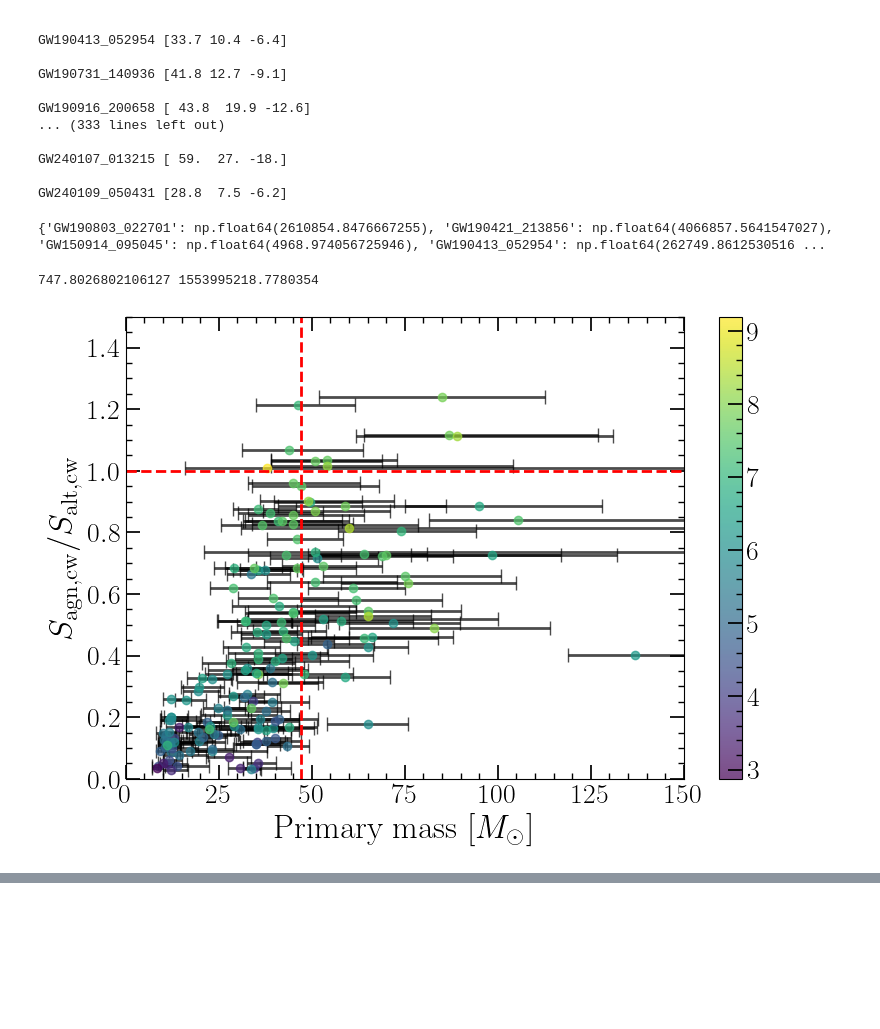
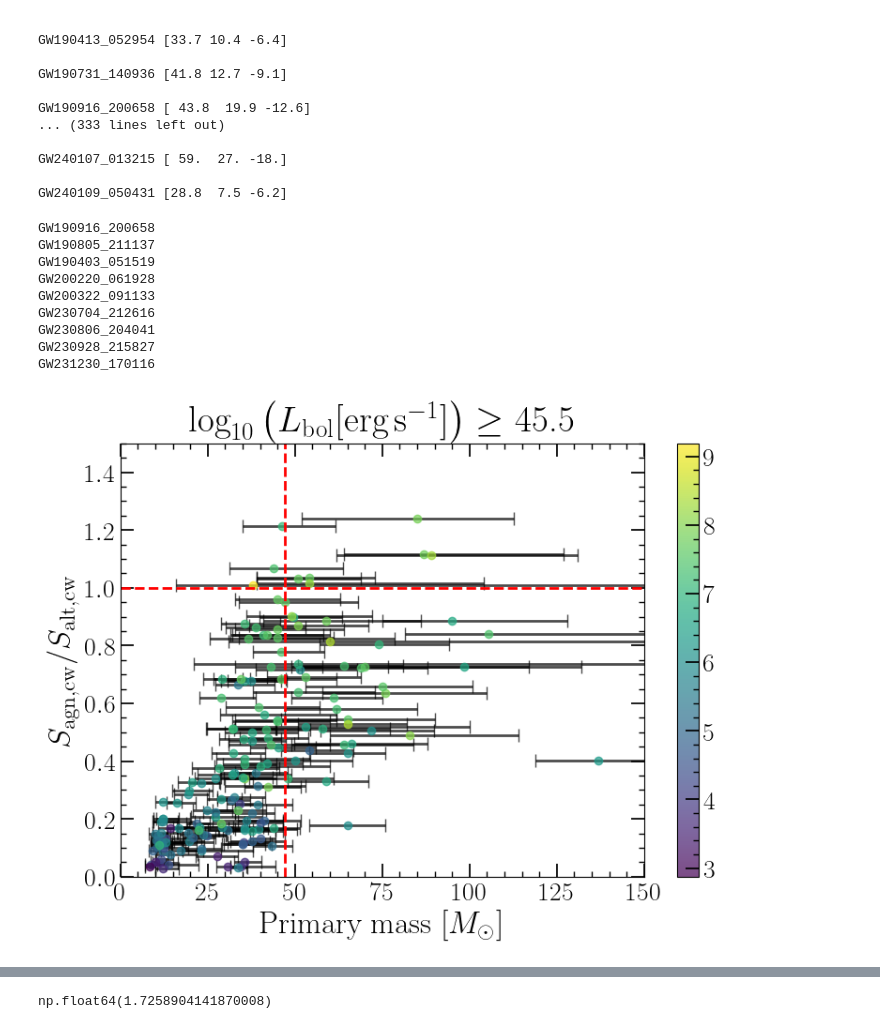
Before and after one commit to LucasPouw/darksirenpop, a Jupyter notebook: p26_posterior_analyzer.ipynb, the cells around one changed output, grey strips where cells are left out. Drawn from its saved outputs; the diff is of its cells as text; code cells hidden in the pictures; blank space fills up the shorter version.

```diff
--- a/p26_posterior_analyzer.ipynb
+++ b/p26_posterior_analyzer.ipynb
@@ -18,6 +18,4 @@ make_nice_plots()
 # plt.plot(xx, 2 * xx, color='orangered', linewidth=3)
 # plt.plot(xx, 1 * xx, color='crimson', linewidth=3)
 # plt.show()
-
-COLORS = ['orangered', 'navy', 'teal', 'goldenrod', 'indigo', 'crimson']
 # %%
@@ -128,5 +144,5 @@ plt.show()
 # %%
-p26_posteriors, posteriors_shape = load_posteriors('./p26_likelihood_posteriors.npy')
+p26_posteriors, posteriors_shape = load_posteriors('/home/lucas/Documents/PhD/darksirenpop/p26_likelihood_posteriors_realdata_False_lumthresh_45.5_perfectz_False_galplanemask_True_addAGN_100000.npy')
 datasets_list = [p26_posteriors]
 # LABELS = [0]
 FAGN_TRUE = 0.5
@@ -260,13 +287,3 @@ for gwkey in gw_keys:
-# %%
-v90_dict = {}
-v90_list = []
-for key in gw_keys:
-    d = np.genfromtxt(f'/home/lucas/Documents/PhD/gw_data/skymap_stats/{key}.dat')
-    v90_list.append(d[1][-2])
-    v90_dict[key] = d[1][-2]
-print(v90_dict)
-# %% [output]
-{'GW190803_022701': np.float64(2610854.8476667255), 'GW190421_213856': np.float64(4066857.5641547027), 'GW150914_095045': np.float64(4968.974056725946), 'GW190413_052954': np.float64(262749.8612530516 ...
 # %%
 thresh = '45.5'
 perfz = False
@@ -275,44 +292,90 @@ s_agn_cw_dict = np.load(f'/home/lucas/Documents/PhD/s_agn_cw_dict_lumthresh_{thr
 s_alt_cw_dict = np.load(f'/home/lucas/Documents/PhD/s_alt_cw_dict_lumthresh_{thresh}_perfectz_{perfz}.npy', allow_pickle=True).item()
 s_alt_dict = np.load(f'/home/lucas/Documents/PhD/s_alt_dict_lumthresh_{thresh}_perfectz_{perfz}.npy', allow_pickle=True).item()
 
+v90_dict = {}
+v90_list = []
+for key in gw_keys:
+    d = np.genfromtxt(f'/home/lucas/Documents/PhD/gw_data/skymap_stats/{key}.dat')
+    v90_list.append(d[1][-2])
+    v90_dict[key] = d[1][-2]
+
 minmass = min(mass_list)
 maxmass = max(mass_list)
 v90min = min(v90_list)
 v90max = max(v90_list)
-print(v90min, v90max)
+
+ratio_list = []
+for i, key in enumerate(s_agn_cw_dict.keys()):
+    ratio = s_agn_cw_dict[key] / s_alt_cw_dict[key]
+    ratio_list.append(ratio)
+    if ratio > 1:
+        print(key)
+ratiomin = min(ratio_list)
+ratiomax = max(ratio_list)
+
 
 plt.figure(figsize=(9,6))
 for i, key in enumerate(s_agn_cw_dict.keys()):
     if key == 'GW200105_162426':
         continue
     plt.scatter(mass_dict[key][0], s_agn_cw_dict[key] / s_alt_cw_dict[key], c=np.log10(v90_dict[key]), alpha=0.7, vmin=np.log10(v90min), vmax=np.log10(v90max))
     plt.errorbar(mass_dict[key][0],
                  s_agn_cw_dict[key] / s_alt_cw_dict[key],
                  xerr=np.array([ [abs(mass_dict[key][2])], [mass_dict[key][1]]] ),
                  color='black',
                  zorder=-1,
                  elinewidth=2,
                  capsize=5,
                  alpha=0.7)
 plt.hlines(1, 0, 250, linestyles='dashed', color='red', linewidth=2)
 plt.vlines(47, 0, 1.5, linestyles='dashed', color='red', linewidth=2)
 plt.colorbar()
 plt.xlim(0, 150)
 plt.ylim(0, 1.5)
 plt.xlabel(r'Primary mass [$M_{\odot}$]')
 plt.ylabel(r'$S_{\rm agn, cw} / S_{\rm alt, cw}$')
+plt.title(r'$\log_{10} \left( L_{\rm bol} [\mathrm{erg \, s^ {-1}}] \right) \geq$' + f' {thresh}')
 plt.show()
 
 plt.figure(figsize=(9,6))
 for i, key in enumerate(s_agn_cw_dict.keys()):
     if key == 'GW200105_162426':
         continue
     plt.scatter(v90_dict[key], s_agn_cw_dict[key] / s_alt_cw_dict[key], c=mass_dict[key][0], alpha=0.7, vmin=minmass, vmax=maxmass)
-plt.semilogx()
+plt.loglog()
 plt.xlabel(r'$V_{90}$')
 plt.ylabel(r'$S_{\rm agn, cw} / S_{\rm alt, cw}$')
 plt.colorbar()
+plt.title(r'$\log_{10} \left( L_{\rm bol} [\mathrm{erg \, s^ {-1}}] \right) \geq$' + f' {thresh}')
 plt.show()
+
+plt.figure(figsize=(9,6))
+for i, key in enumerate(s_agn_cw_dict.keys()):
+    if key == 'GW200105_162426':
+        continue
+    ratio = s_agn_cw_dict[key] / s_alt_cw_dict[key]
+    if ratio > 1:
+        marker = '*'
+        s = 100
+    else:
+        marker = 'o'
+        s = 50
+    plt.scatter(mass_dict[key][0], v90_dict[key], c=ratio, alpha=0.7, vmin=ratiomin, vmax=ratiomax, marker=marker, s=s)
+plt.vlines(47, 1e2, 1e10, linestyles='dashed', color='red', linewidth=2)
+plt.semilogy()
+plt.ylabel(r'$V_{90}$')
+plt.xlabel(r'Primary mass [$M_{\odot}$]')
+plt.colorbar()
+plt.title(r'$\log_{10} \left( L_{\rm bol} [\mathrm{erg \, s^ {-1}}] \right) \geq$' + f' {thresh}')
+plt.show()
 # %% [output]
-747.8026802106127 1553995218.7780354
+GW190916_200658
+GW190805_211137
+GW190403_051519
+GW200220_061928
+GW200322_091133
+GW230704_212616
+GW230806_204041
+GW230928_215827
+GW231230_170116
-[figure, old version]
+[figure, new version]
@@ -319,0 +384,5 @@ plt.show()
+# %%
+import astropy.units as u
+fast_z_at_value(COSMO.luminosity_distance, 13.3 * u.Gpc)
+# %% [output]
+np.float64(1.7258904141870008)
```
Also changed, not shown: parts of 9 cells of this notebook, 11 other files.
